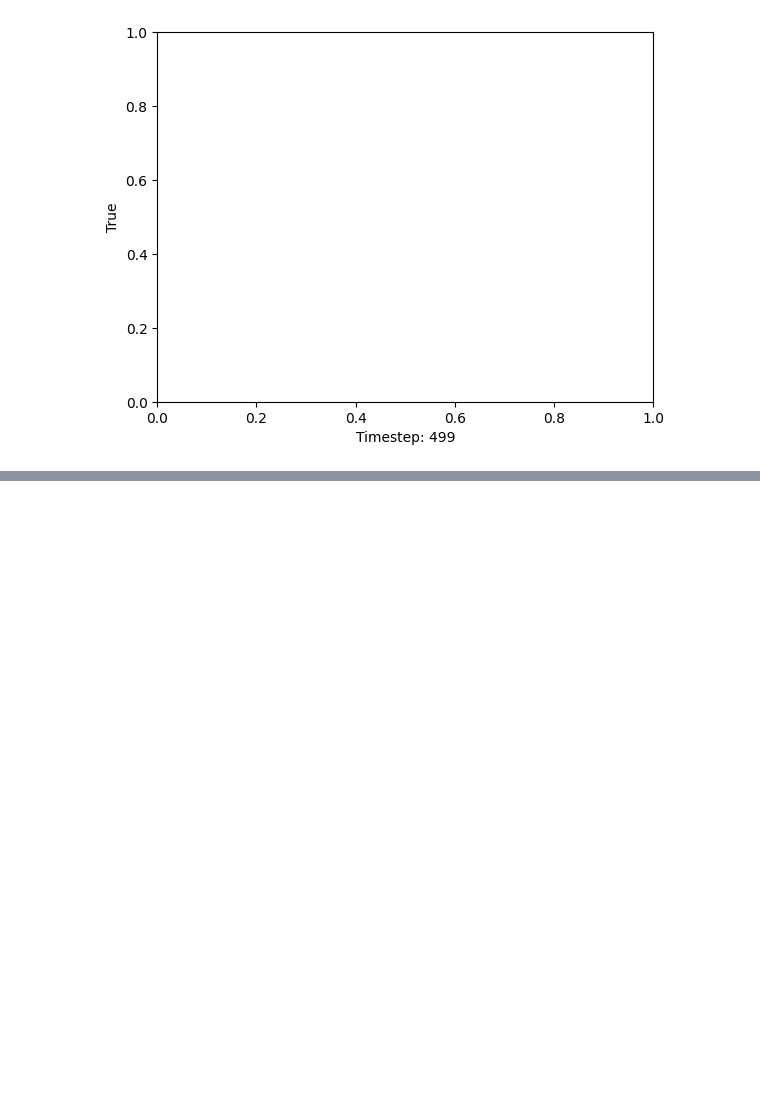
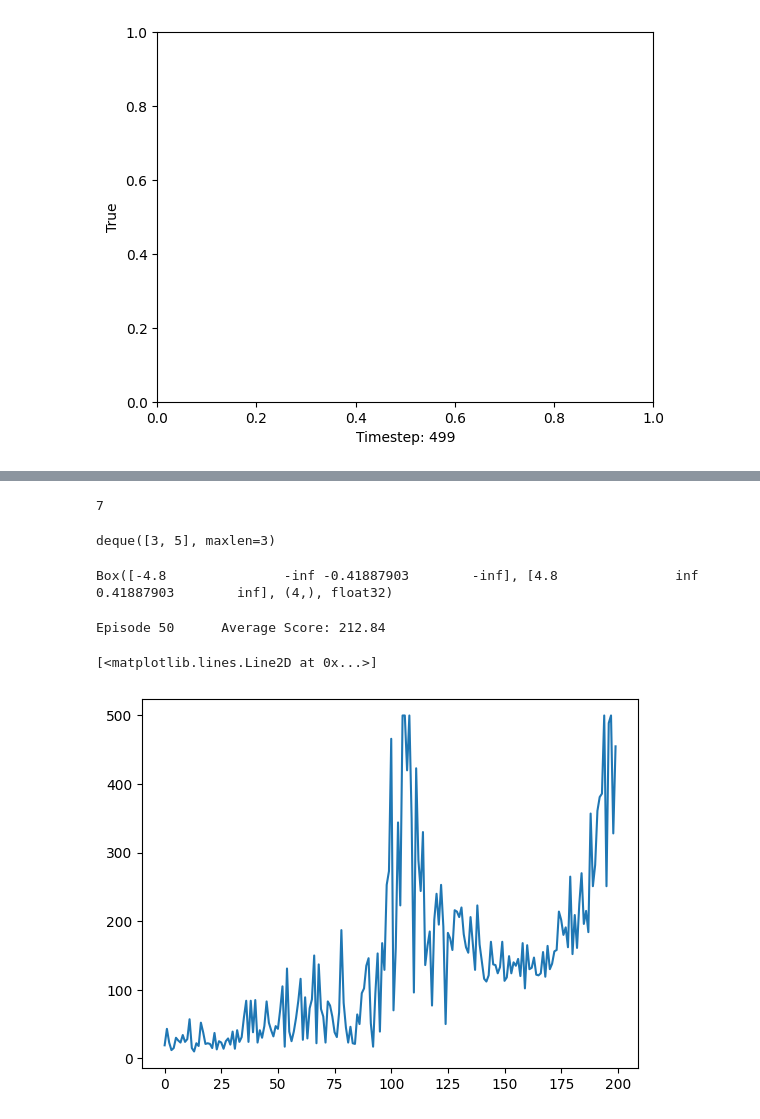
Before and after one commit to alex-werben/RL-agent, a Jupyter notebook: notebooks/03_cart_pole.ipynb, the cells around one changed output, grey strips where cells are left out. Saved outputs shown, nothing was run; the diff lists cells and outputs as text; code cells hidden in the pictures; blank space fills up the shorter version.

Commit message:
policy gradient implement

```diff
--- a/notebooks/03_cart_pole.ipynb
+++ b/notebooks/03_cart_pole.ipynb
@@ -274,0 +282,19 @@ agent.test()
+# %%
+class Policy(nn.Module):
+    def __init__(self, s_size, a_size, h_size):
+        super(Policy, self).__init__()
+        self.fc1 = nn.Linear(s_size, h_size)
+        self.fc2 = nn.Linear(h_size, a_size)
+
+    def forward(self, x):
+        x = F.relu(self.fc1(x))
+        x = self.fc2(x)
+        return F.softmax(x, dim=1)
+
+    def act(self, state):
+        state = torch.from_numpy(state).float().unsqueeze(0).to(device)
+        probs = self.forward(state).cpu()
+        # return probs
+        m = Categorical(probs)
+        action = m.sample()
+        return action.item(), m.log_prob(action)
@@ -274,0 +320,22 @@ agent.test()
+# %%
+d.pop()
+# %% [output]
+7
+# %%
+cartpole_hyperparameters = {
+    "h_size": 16,
+    "n_training_episodes": 1000,
+    "n_evaluation_episodes": 10,
+    "max_t": 1000,
+    "gamma": 1.0,
+    "lr": 1e-2,
+    "env_id": env_id,
+    "state_space": s_size,
+    "action_space": a_size,
+}
+# %% [output]
+deque([3, 5], maxlen=3)
+# %%
+env.observation_space.
+# %% [output]
+Box([-4.8               -inf -0.41887903        -inf], [4.8               inf 0.41887903        inf], (4,), float32)
@@ -274,0 +431,9 @@ agent.test()
+# %%
+pg = PolicyGradient(env=env)
+# %%
+pg.train(n_training_episodes=50)
+plt.plot(pg.training_scores)
+# %% [output]
+Episode 50      Average Score: 212.84
+[<matplotlib.lines.Line2D at 0x...>]
+[figure, added]
```
Also changed, not shown: parts of 17 cells of this notebook.
